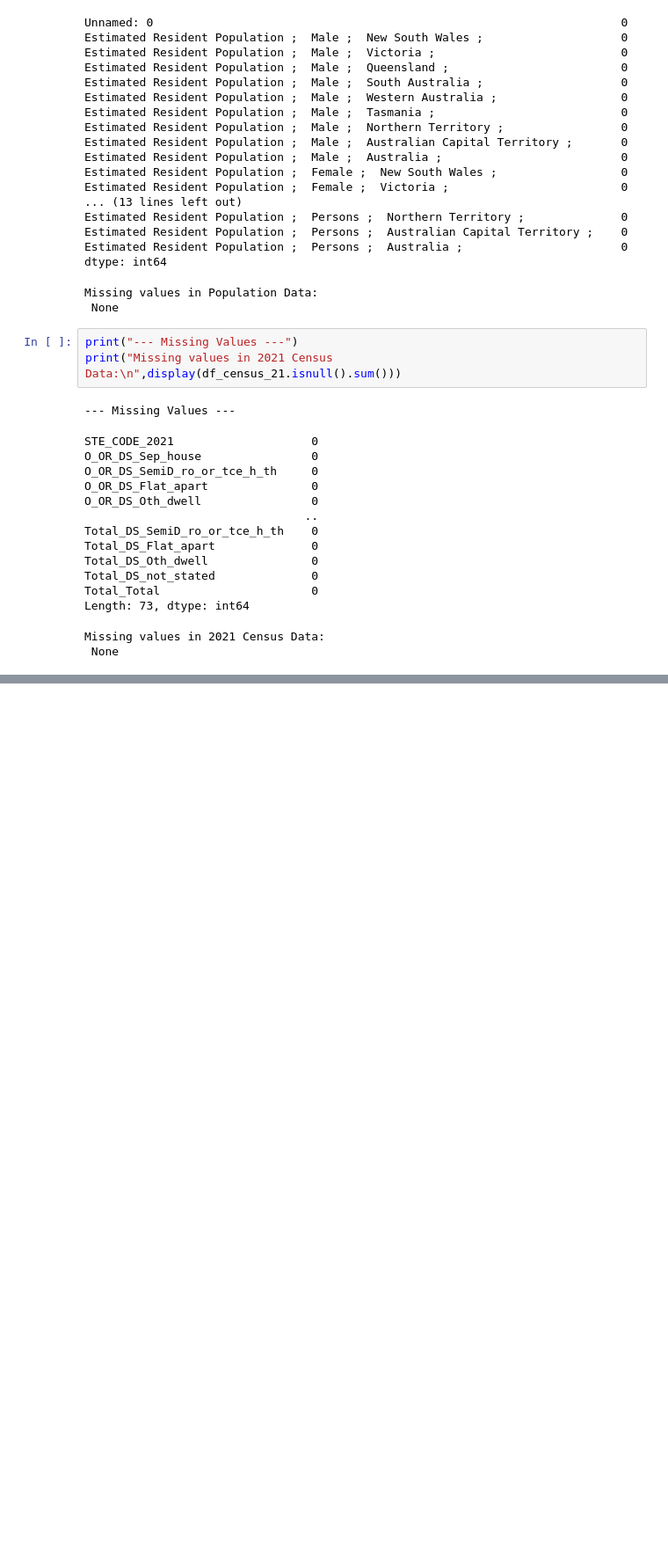
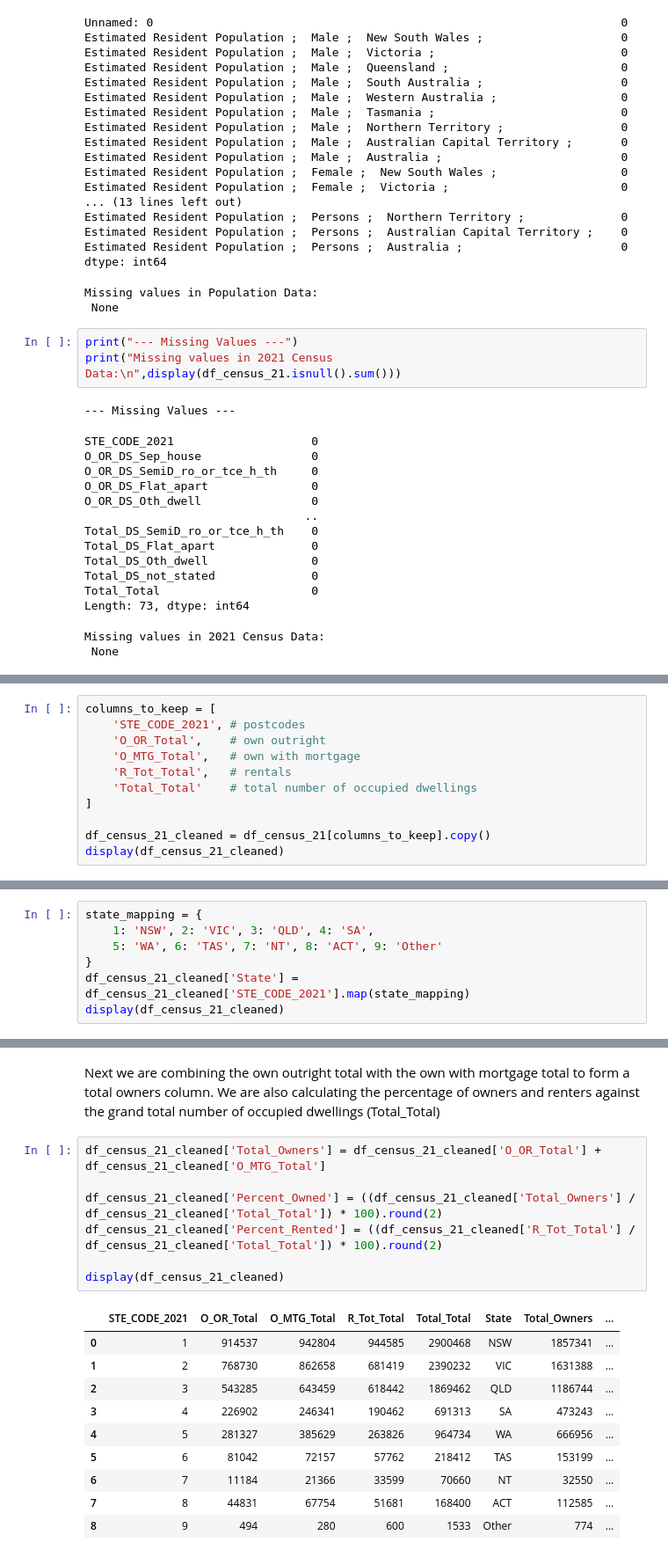
Before and after one commit to quantwothree/solar-energy-adoption-au, a Jupyter notebook: ARENA.ipynb, the cells around one changed output, grey strips where cells are left out. Shown at 88% size. Cells and saved outputs as stored; diff of their text form; blank space fills up the shorter version.

```diff
--- a/ARENA.ipynb
+++ b/ARENA.ipynb
@@ -508,0 +693,11 @@ Missing values in 2011 Census Data:
+# %%
+columns_to_keep = [
+    'STE_CODE_2021', # postcodes
+    'O_OR_Total',    # own outright
+    'O_MTG_Total',   # own with mortgage
+    'R_Tot_Total',   # rentals
+    'Total_Total'    # total number of occupied dwellings
+]
+
+df_census_21_cleaned = df_census_21[columns_to_keep].copy()
+display(df_census_21_cleaned)
@@ -508,0 +717,7 @@ Missing values in 2011 Census Data:
+# %%
+state_mapping = {
+    1: 'NSW', 2: 'VIC', 3: 'QLD', 4: 'SA',
+    5: 'WA', 6: 'TAS', 7: 'NT', 8: 'ACT', 9: 'Other'
+}
+df_census_21_cleaned['State'] = df_census_21_cleaned['STE_CODE_2021'].map(state_mapping)
+display(df_census_21_cleaned)
@@ -508,0 +735,21 @@ Missing values in 2011 Census Data:
+# %% [markdown]
+Next we are combining the own outright total with the own with mortgage total to form a total owners column.
+We are also calculating the percentage of owners and renters against the grand total number of occupied dwellings (Total_Total)
+# %%
+df_census_21_cleaned['Total_Owners'] = df_census_21_cleaned['O_OR_Total'] + df_census_21_cleaned['O_MTG_Total']
+
+df_census_21_cleaned['Percent_Owned'] = ((df_census_21_cleaned['Total_Owners'] / df_census_21_cleaned['Total_Total']) * 100).round(2)
+df_census_21_cleaned['Percent_Rented'] = ((df_census_21_cleaned['R_Tot_Total'] / df_census_21_cleaned['Total_Total']) * 100).round(2)
+
+display(df_census_21_cleaned)
+# %% [output]
+|  | STE_CODE_2021 | O_OR_Total | O_MTG_Total | R_Tot_Total | Total_Total | State | Total_Owners | ... |
+| 0 | 1 | 914537 | 942804 | 944585 | 2900468 | NSW | 1857341 | ... |
+| 1 | 2 | 768730 | 862658 | 681419 | 2390232 | VIC | 1631388 | ... |
+| 2 | 3 | 543285 | 643459 | 618442 | 1869462 | QLD | 1186744 | ... |
+| 3 | 4 | 226902 | 246341 | 190462 | 691313 | SA | 473243 | ... |
+| 4 | 5 | 281327 | 385629 | 263826 | 964734 | WA | 666956 | ... |
+| 5 | 6 | 81042 | 72157 | 57762 | 218412 | TAS | 153199 | ... |
+| 6 | 7 | 11184 | 21366 | 33599 | 70660 | NT | 32550 | ... |
+| 7 | 8 | 44831 | 67754 | 51681 | 168400 | ACT | 112585 | ... |
+| 8 | 9 | 494 | 280 | 600 | 1533 | Other | 774 | ... |
```
Also changed, not shown: parts of 26 cells of this notebook.
